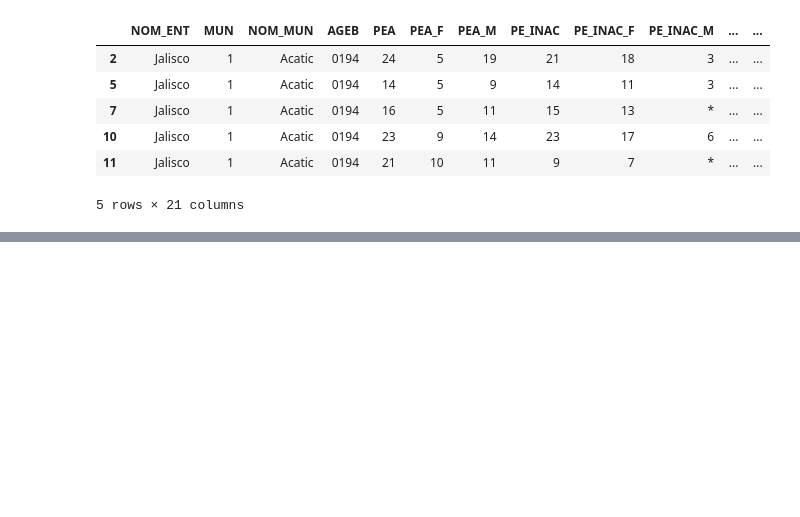
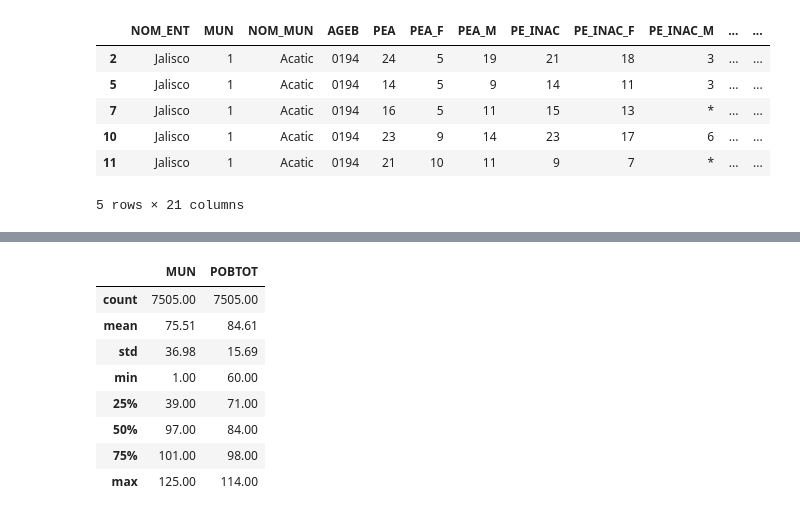
Before and after one commit to Jorge9555/Mexico-Survey-Project, a Jupyter notebook: INEGI_Jalisco_Survey.ipynb, the cells around one changed output, grey strips where cells are left out. Cells and saved outputs as stored; diff of their text form; code cells hidden in the pictures; blank space fills up the shorter version.

```diff
--- a/INEGI_Jalisco_Survey.ipynb
+++ b/INEGI_Jalisco_Survey.ipynb
@@ -101,3 +140,6 @@ Q2_Pueblos.head()
 | 10 | Jalisco | 1 | Acatic | 0194 | 23 | 9 | 14 | 23 | 17 | 6 | ... | ... |
 | 11 | Jalisco | 1 | Acatic | 0194 | 21 | 10 | 11 | 9 | 7 | * | ... | ... |
 5 rows × 21 columns
+# %%
+Q3_boolean = (df['POBTOT']>=60) & (df['POBTOT']<=114)
+Q3_boolean
@@ -103,0 +159,4 @@ Q2_Pueblos.head()
+# %%
+Q3_Pueblo = df[Q3_boolean]
+
+#Q3_Pueblo['NOM_MUN'].unique()
@@ -103,0 +190,12 @@ Q2_Pueblos.head()
+# %%
+Q3_Pueblo.describe()
+# %% [output]
+|  | MUN | POBTOT |
+| count | 7505.00 | 7505.00 |
+| mean | 75.51 | 84.61 |
+| std | 36.98 | 15.69 |
+| min | 1.00 | 60.00 |
+| 25% | 39.00 | 71.00 |
+| 50% | 97.00 | 84.00 |
+| 75% | 101.00 | 98.00 |
+| max | 125.00 | 114.00 |
```
Also changed, not shown: parts of 12 cells of this notebook.
